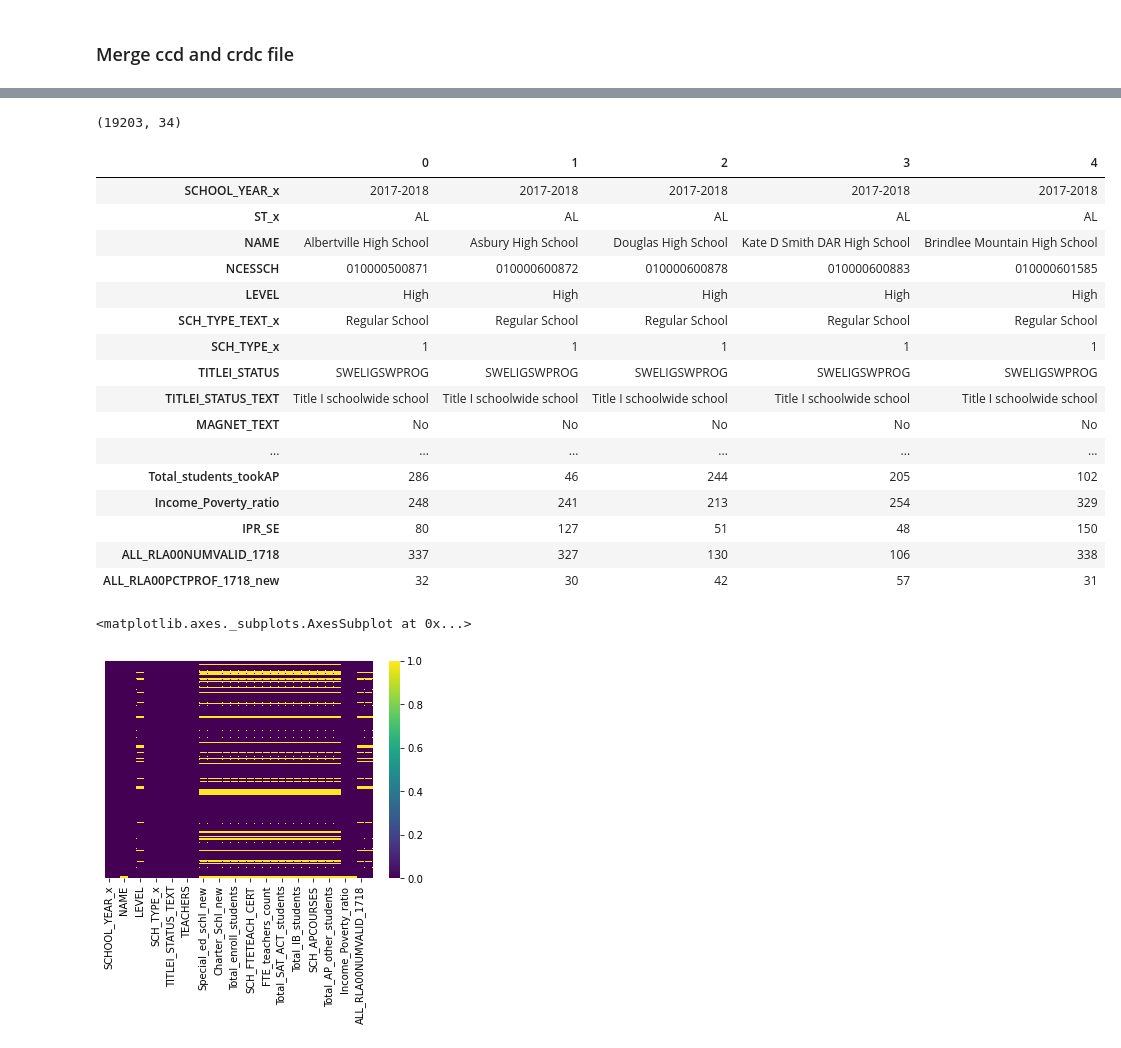
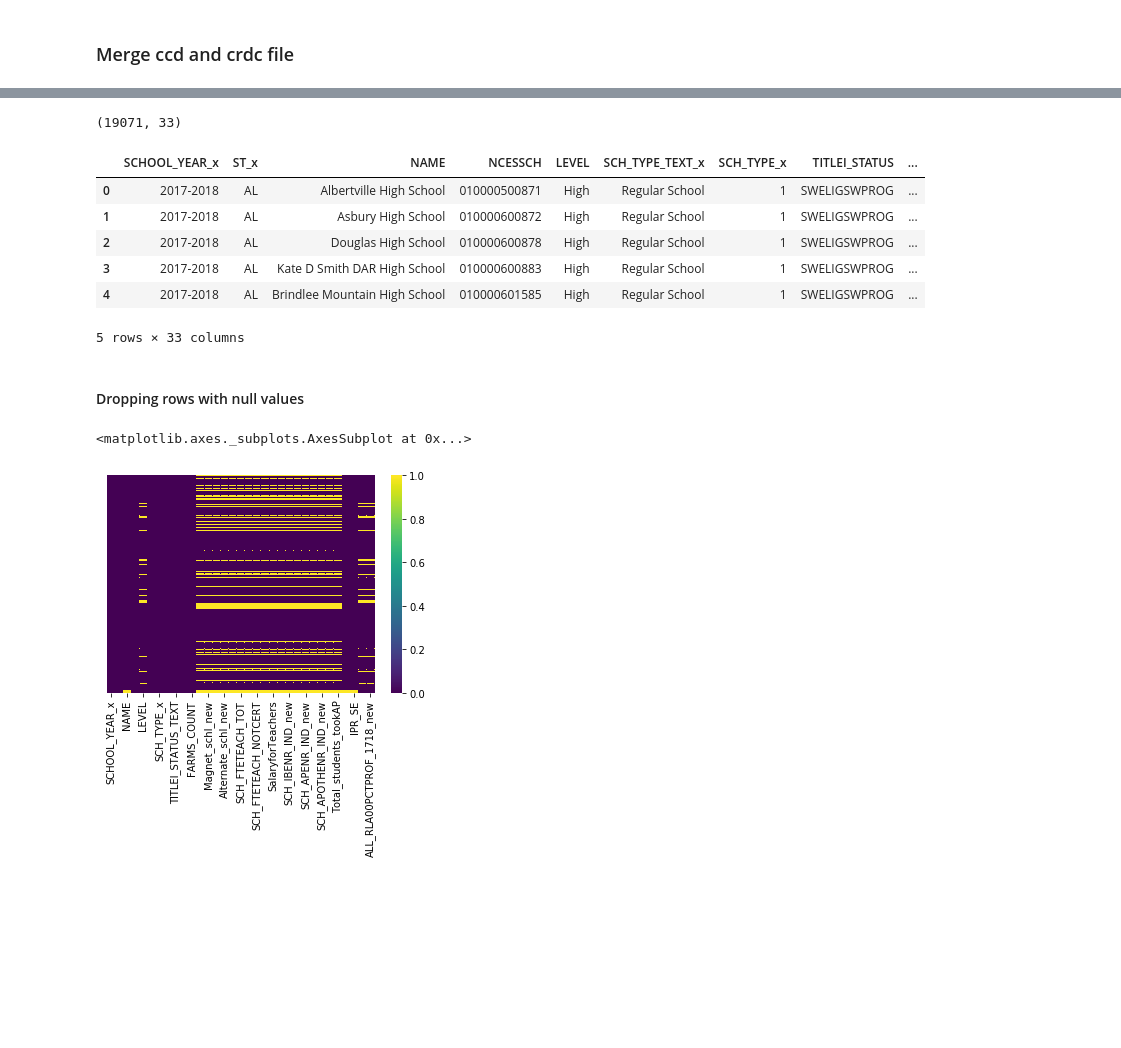
Before and after one commit to dansari12/Identifying-features-to-predict-high-school-assessment-proficiency, a Jupyter notebook: Phase1/Notebooks/Master_Reading.ipynb, the cells around one changed output, grey strips where cells are left out. Saved outputs shown, nothing was run; the diff lists cells and outputs as text; code cells hidden in the pictures; blank space fills up the shorter version.

```diff
--- a/Phase1/Notebooks/Master_Reading.ipynb
+++ b/Phase1/Notebooks/Master_Reading.ipynb
@@ -197,7 +191,7 @@ Index(['SCHOOL_YEAR_x', 'ST_x', 'SCH_NAME_x', 'ST_SCHID_x', 'NCESSCH',
       dtype='object')
 # %%
 master_reading=merged_ccd_crdc_edge_engProf[['SCHOOL_YEAR_x', 'ST_x','NAME', 'NCESSCH', 'LEVEL', 'SCH_TYPE_TEXT_x', 'SCH_TYPE_x',
-       'TITLEI_STATUS', 'TITLEI_STATUS_TEXT', 'MAGNET_TEXT', 'TEACHERS',
+       'TITLEI_STATUS', 'TITLEI_STATUS_TEXT', 'TEACHERS',
        'FARMS_COUNT', 'Special_ed_schl_new','Magnet_schl_new', 'Charter_Schl_new', 'Alternate_schl_new',
        'Total_enroll_students',
        'SCH_FTETEACH_TOT', 'SCH_FTETEACH_CERT','SCH_FTETEACH_NOTCERT', 'FTE_teachers_count', 'SalaryforTeachers',
@@ -209,32 +203,24 @@ master_reading=merged_ccd_crdc_edge_engProf[['SCHOOL_YEAR_x', 'ST_x','NAME', 'NC
 # %%
 master_reading.shape
 # %% [output]
-(19203, 34)
+(19071, 33)
 # %%
-master_reading.head().T
+master_reading.head()
 # %% [output]
-|  | 0 | 1 | 2 | 3 | 4 |
-| SCHOOL_YEAR_x | 2017-2018 | 2017-2018 | 2017-2018 | 2017-2018 | 2017-2018 |
-| ST_x | AL | AL | AL | AL | AL |
-| NAME | Albertville High School | Asbury High School | Douglas High School | Kate D Smith DAR High School | Brindlee Mountain High School |
-| NCESSCH | 010000500871 | 010000600872 | 010000600878 | 010000600883 | 010000601585 |
-| LEVEL | High | High | High | High | High |
-| SCH_TYPE_TEXT_x | Regular School | Regular School | Regular School | Regular School | Regular School |
-| SCH_TYPE_x | 1 | 1 | 1 | 1 | 1 |
-| TITLEI_STATUS | SWELIGSWPROG | SWELIGSWPROG | SWELIGSWPROG | SWELIGSWPROG | SWELIGSWPROG |
-| TITLEI_STATUS_TEXT | Title I schoolwide school | Title I schoolwide school | Title I schoolwide school | Title I schoolwide school | Title I schoolwide school |
-| MAGNET_TEXT | No | No | No | No | No |
-| ... | ... | ... | ... | ... | ... |
-| Total_students_tookAP | 286 | 46 | 244 | 205 | 102 |
-| Income_Poverty_ratio | 248 | 241 | 213 | 254 | 329 |
-| IPR_SE | 80 | 127 | 51 | 48 | 150 |
-| ALL_RLA00NUMVALID_1718 | 337 | 327 | 130 | 106 | 338 |
-| ALL_RLA00PCTPROF_1718_new | 32 | 30 | 42 | 57 | 31 |
+|  | SCHOOL_YEAR_x | ST_x | NAME | NCESSCH | LEVEL | SCH_TYPE_TEXT_x | SCH_TYPE_x | TITLEI_STATUS | ... |
+| 0 | 2017-2018 | AL | Albertville High School | 010000500871 | High | Regular School | 1 | SWELIGSWPROG | ... |
+| 1 | 2017-2018 | AL | Asbury High School | 010000600872 | High | Regular School | 1 | SWELIGSWPROG | ... |
+| 2 | 2017-2018 | AL | Douglas High School | 010000600878 | High | Regular School | 1 | SWELIGSWPROG | ... |
+| 3 | 2017-2018 | AL | Kate D Smith DAR High School | 010000600883 | High | Regular School | 1 | SWELIGSWPROG | ... |
+| 4 | 2017-2018 | AL | Brindlee Mountain High School | 010000601585 | High | Regular School | 1 | SWELIGSWPROG | ... |
+5 rows × 33 columns
+# %% [markdown]
+#### Dropping rows with null values
 # %%
 sns.heatmap(master_reading.isnull(),yticklabels=False,cbar=True,cmap='viridis')
 # %% [output]
 <matplotlib.axes._subplots.AxesSubplot at 0x...>
-[figure, old version]
+[figure, new version]
 # %%
 null_columns=master_reading.columns[master_reading.isnull().any()]
 master_reading[null_columns].isnull().sum()
```
Also changed, not shown: parts of 22 cells of this notebook, 8 other files.
